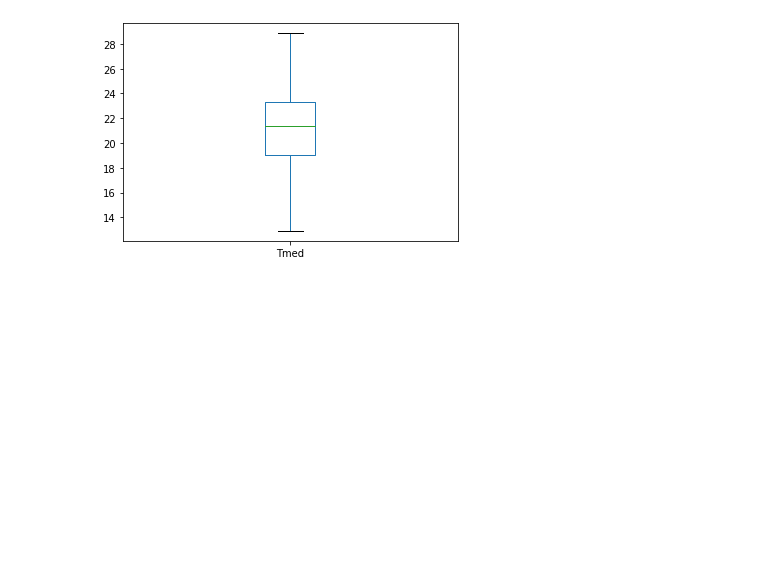
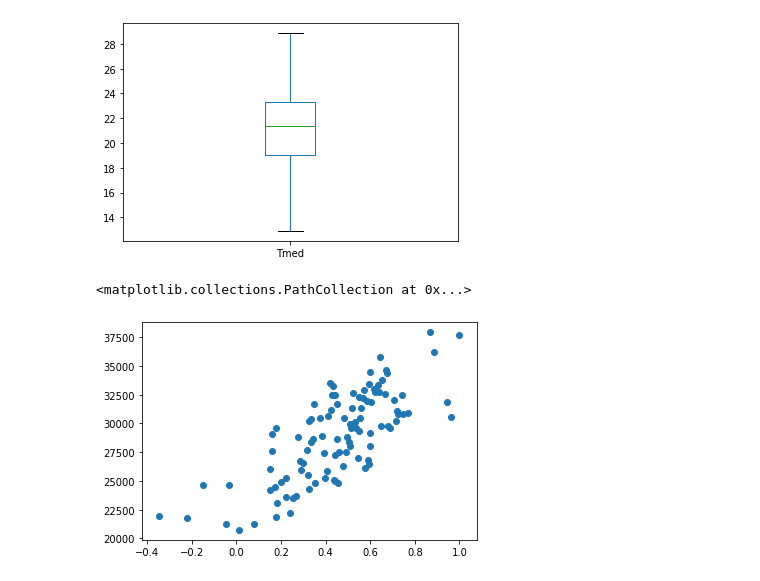
Before and after one commit to thiagorayam/Data, a Jupyter notebook: Exemplo1.ipynb, the cells around one changed output. Saved outputs shown, nothing was run; the diff lists cells and outputs as text; code cells hidden in the pictures; blank space fills up the shorter version.

```diff
--- a/Exemplo1.ipynb
+++ b/Exemplo1.ipynb
@@ -159,3 +159,5 @@ df['Tmed'].plot.box()
 # %% [output]
 <matplotlib.axes._subplots.AxesSubplot at 0x...>
 [figure]
+# %%
+df1=df[(df["Final de Semana"] == 1)]
@@ -161,0 +166,5 @@ df['Tmed'].plot.box()
+# %%
+plt.scatter(x=df1['Clima'],y=df1['Consumo'])
+# %% [output]
+<matplotlib.collections.PathCollection at 0x...>
+[figure, added]
```
Also changed, not shown: parts of 2 cells of this notebook.
